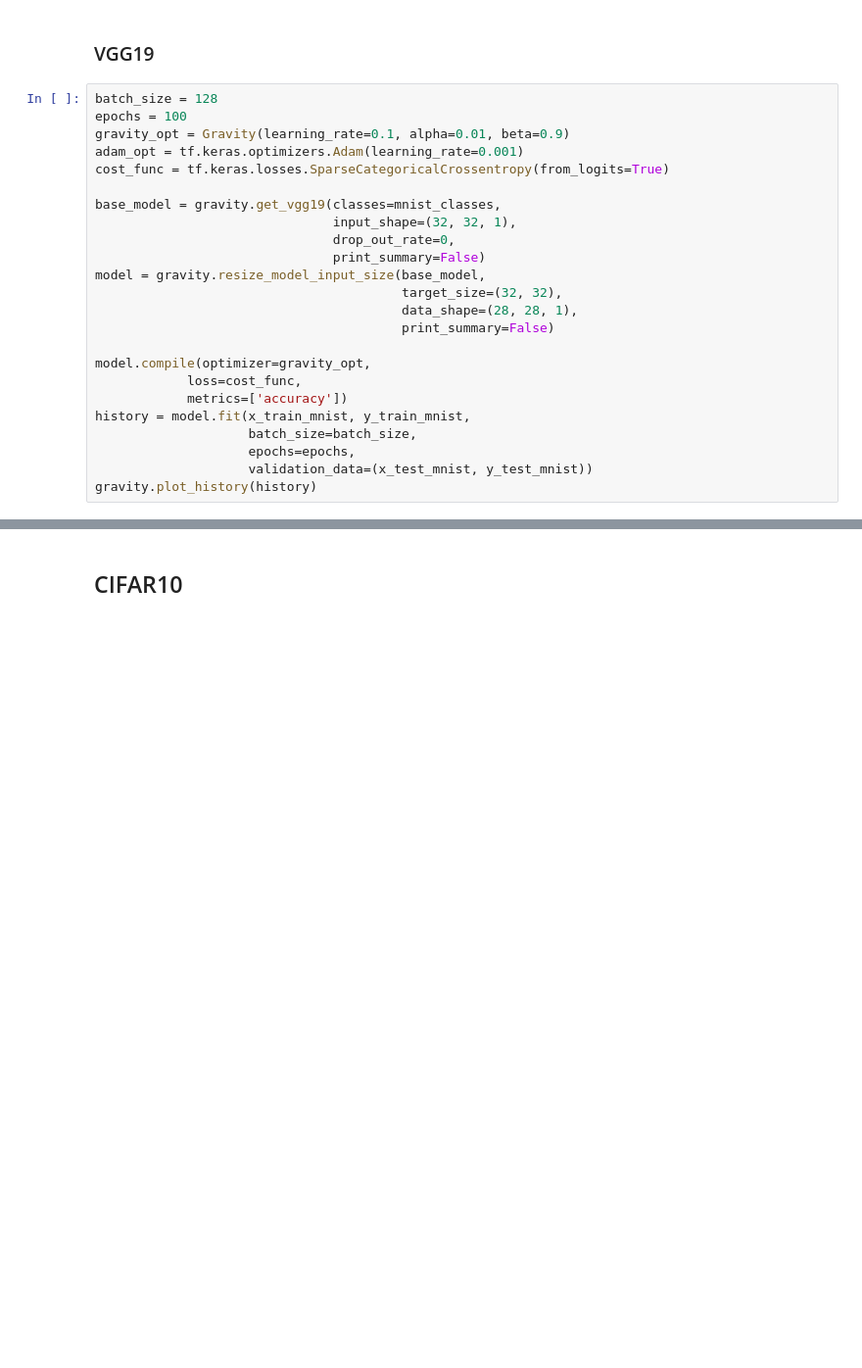
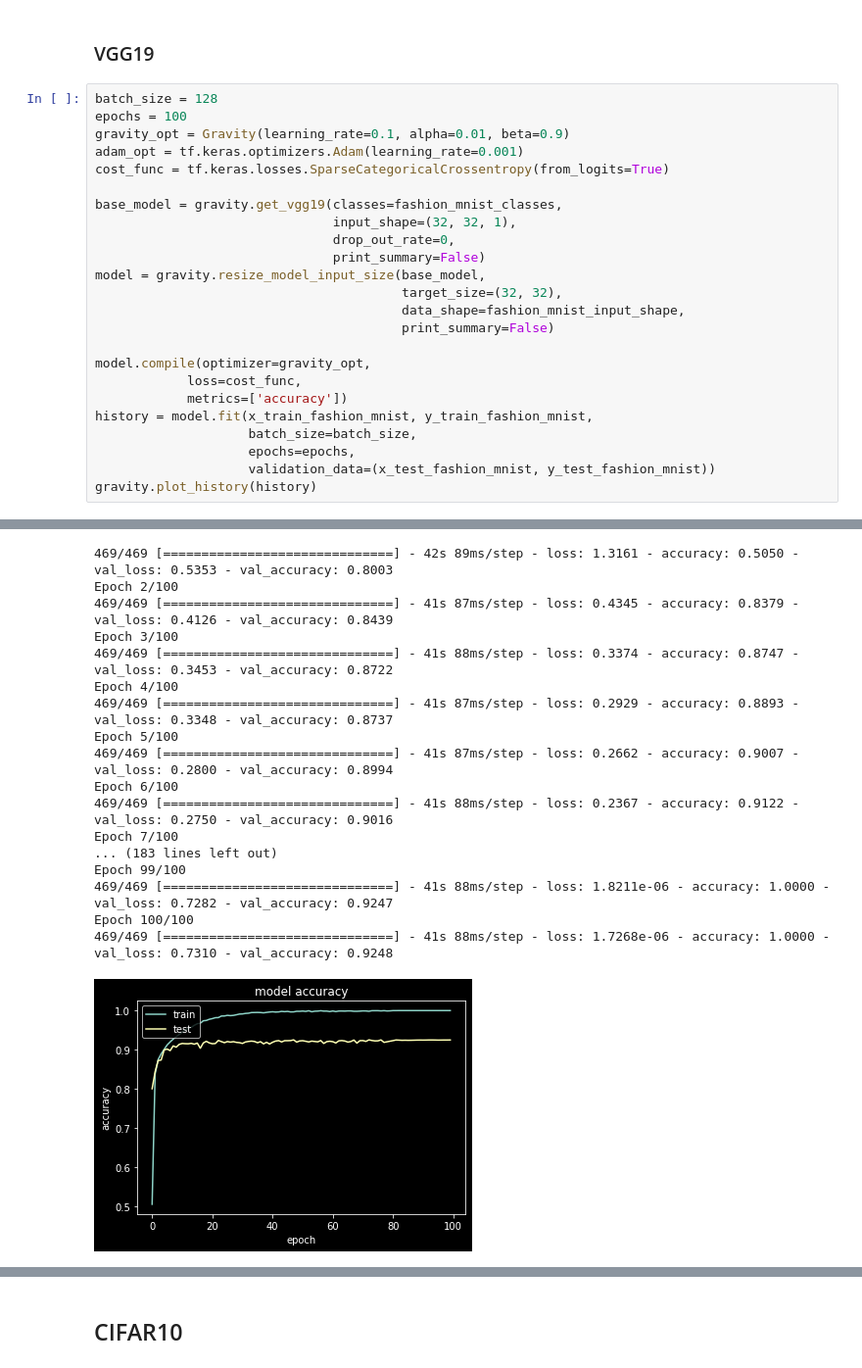
Before and after one commit to dariush-bahrami/gravity.optimizer, a Jupyter notebook: gravity_optimizer_notebook.ipynb, the cells around one changed output, grey strips where cells are left out. Shown at 98% size. Saved outputs shown, nothing was run; the diff lists cells and outputs as text; blank space fills up the shorter version.

```diff
--- a/gravity_optimizer_notebook.ipynb
+++ b/gravity_optimizer_notebook.ipynb
@@ -243,20 +262,21 @@ gravity_opt = Gravity(learning_rate=0.1, alpha=0.01, beta=0.9)
 adam_opt = tf.keras.optimizers.Adam(learning_rate=0.001)
 cost_func = tf.keras.losses.SparseCategoricalCrossentropy(from_logits=True)
 
-base_model = gravity.get_vgg19(classes=mnist_classes,
+base_model = gravity.get_vgg19(classes=fashion_mnist_classes,
                                input_shape=(32, 32, 1),
                                drop_out_rate=0,
                                print_summary=False)
 model = gravity.resize_model_input_size(base_model,
                                         target_size=(32, 32),
-                                        data_shape=(28, 28, 1),
+                                        data_shape=fashion_mnist_input_shape,
                                         print_summary=False)
 
 model.compile(optimizer=gravity_opt,
             loss=cost_func,
             metrics=['accuracy'])
-history = model.fit(x_train_mnist, y_train_mnist,
+history = model.fit(x_train_fashion_mnist, y_train_fashion_mnist,
                     batch_size=batch_size,
                     epochs=epochs,
-                    validation_data=(x_test_mnist, y_test_mnist))
+                    validation_data=(x_test_fashion_mnist, y_test_fashion_mnist))
 gravity.plot_history(history)
+# %% [output]
@@ -262,0 +285,18 @@ gravity.plot_history(history)
+469/469 [==============================] - 42s 89ms/step - loss: 1.3161 - accuracy: 0.5050 - val_loss: 0.5353 - val_accuracy: 0.8003
+Epoch 2/100
+469/469 [==============================] - 41s 87ms/step - loss: 0.4345 - accuracy: 0.8379 - val_loss: 0.4126 - val_accuracy: 0.8439
+Epoch 3/100
+469/469 [==============================] - 41s 88ms/step - loss: 0.3374 - accuracy: 0.8747 - val_loss: 0.3453 - val_accuracy: 0.8722
+Epoch 4/100
+469/469 [==============================] - 41s 87ms/step - loss: 0.2929 - accuracy: 0.8893 - val_loss: 0.3348 - val_accuracy: 0.8737
+Epoch 5/100
+469/469 [==============================] - 41s 87ms/step - loss: 0.2662 - accuracy: 0.9007 - val_loss: 0.2800 - val_accuracy: 0.8994
+Epoch 6/100
+469/469 [==============================] - 41s 88ms/step - loss: 0.2367 - accuracy: 0.9122 - val_loss: 0.2750 - val_accuracy: 0.9016
+Epoch 7/100
+... (183 lines left out)
+Epoch 99/100
+469/469 [==============================] - 41s 88ms/step - loss: 1.8211e-06 - accuracy: 1.0000 - val_loss: 0.7282 - val_accuracy: 0.9247
+Epoch 100/100
+469/469 [==============================] - 41s 88ms/step - loss: 1.7268e-06 - accuracy: 1.0000 - val_loss: 0.7310 - val_accuracy: 0.9248
+[figure, added]
```
Also changed, not shown: parts of 8 cells of this notebook, 16 other files.
